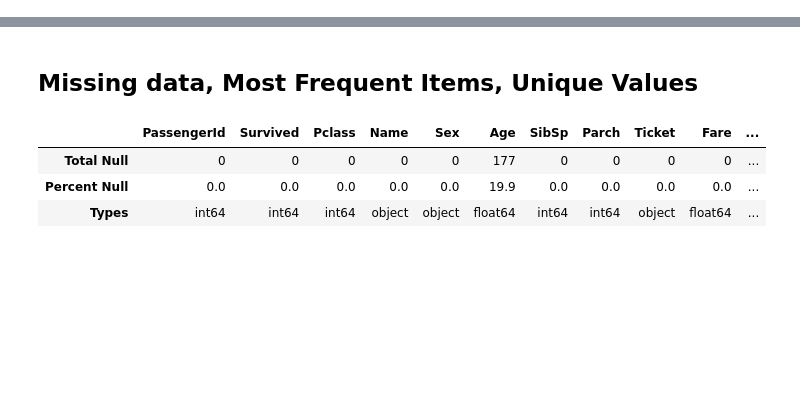
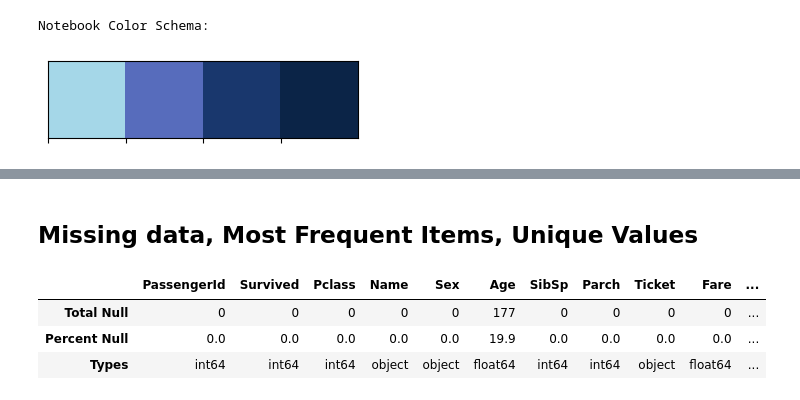
Before and after one commit to powernusa/titanic-eda, a Jupyter notebook: titanic_eda.ipynb, the cells around one changed output, grey strips where cells are left out. Drawn from its saved outputs; the diff is of its cells as text; code cells hidden in the pictures; blank space fills up the shorter version.

```diff
--- a/titanic_eda.ipynb
+++ b/titanic_eda.ipynb
@@ -24,6 +25,11 @@ from plot.plot_lib import (             # type: ignore
 from clean.clean_lib import (           # type: ignore
     null_data,
     most_frequent_values,number_unique_values )
+# %%
+cmap_custom = set_color_map(bluishColorList)
+# %% [output]
+Notebook Color Schema:
+[figure, added]
 # %%
 import pandas as pd
 
```
Also changed, not shown: parts of 5 cells of this notebook, 1 other file.
